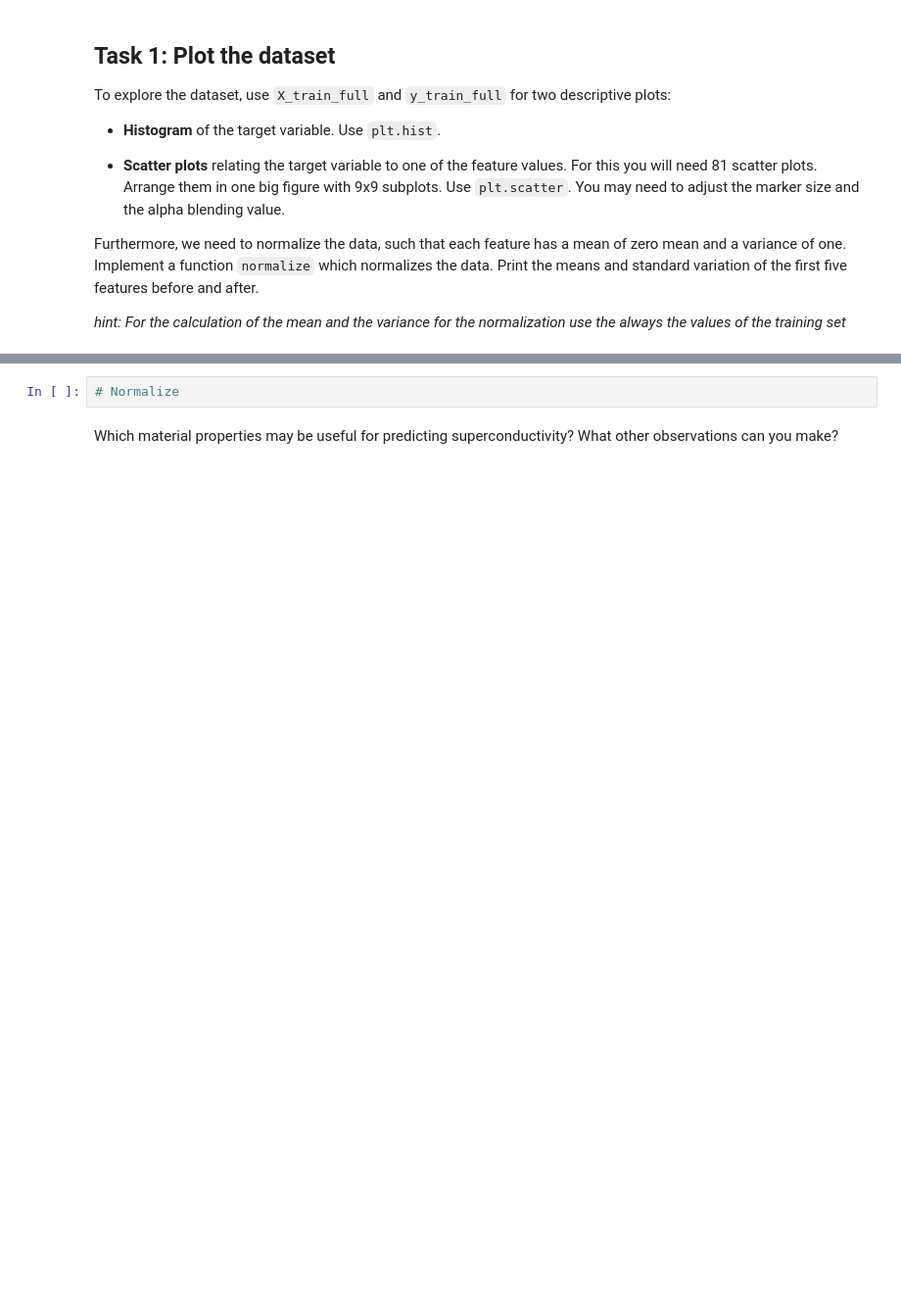
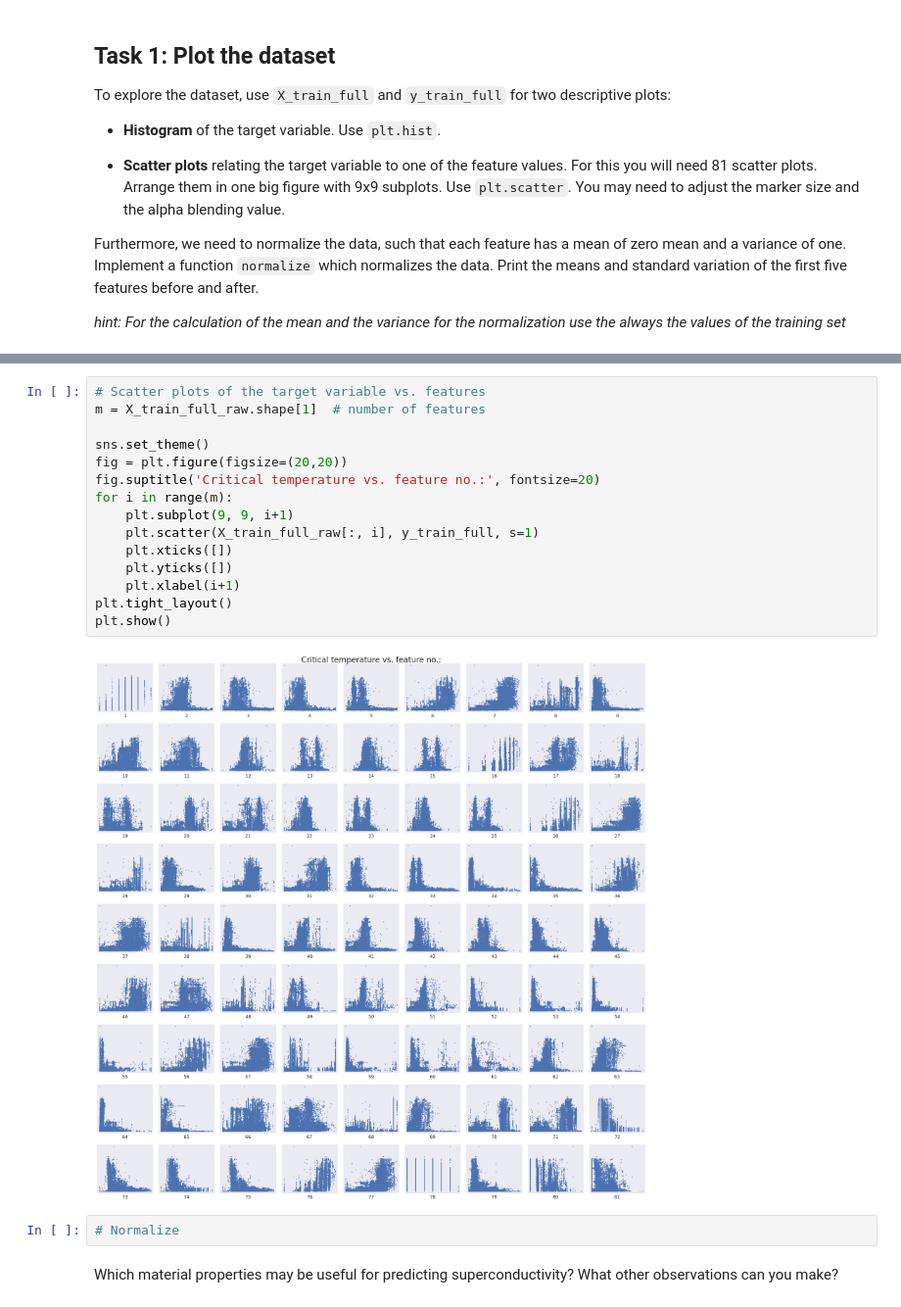
Before and after one commit to carl-lorenz/ML_practicals, a Jupyter notebook: Practical1/1_Buettner_Kortum_Lorenz.ipynb, the cells around one changed output, grey strips where cells are left out. Shown at 98% size. Cells and saved outputs as stored; diff of their text form; blank space fills up the shorter version.

```diff
--- a/Practical1/1_Buettner_Kortum_Lorenz.ipynb
+++ b/Practical1/1_Buettner_Kortum_Lorenz.ipynb
@@ -86,3 +107,20 @@ Furthermore, we need to normalize the data, such that each feature has a mean of
+# %%
+# Scatter plots of the target variable vs. features
+m = X_train_full_raw.shape[1]  # number of features
+
+sns.set_theme()
+fig = plt.figure(figsize=(20,20))
+fig.suptitle('Critical temperature vs. feature no.:', fontsize=20)
+for i in range(m):
+    plt.subplot(9, 9, i+1)
+    plt.scatter(X_train_full_raw[:, i], y_train_full, s=1)
+    plt.xticks([])
+    plt.yticks([])
+    plt.xlabel(i+1)
+plt.tight_layout()
+plt.show()
+# %% [output]
+[figure, added]
 # %%
 # Normalize
 # %% [markdown]
```
Also changed, not shown: parts of 6 cells of this notebook, 4 other files.
